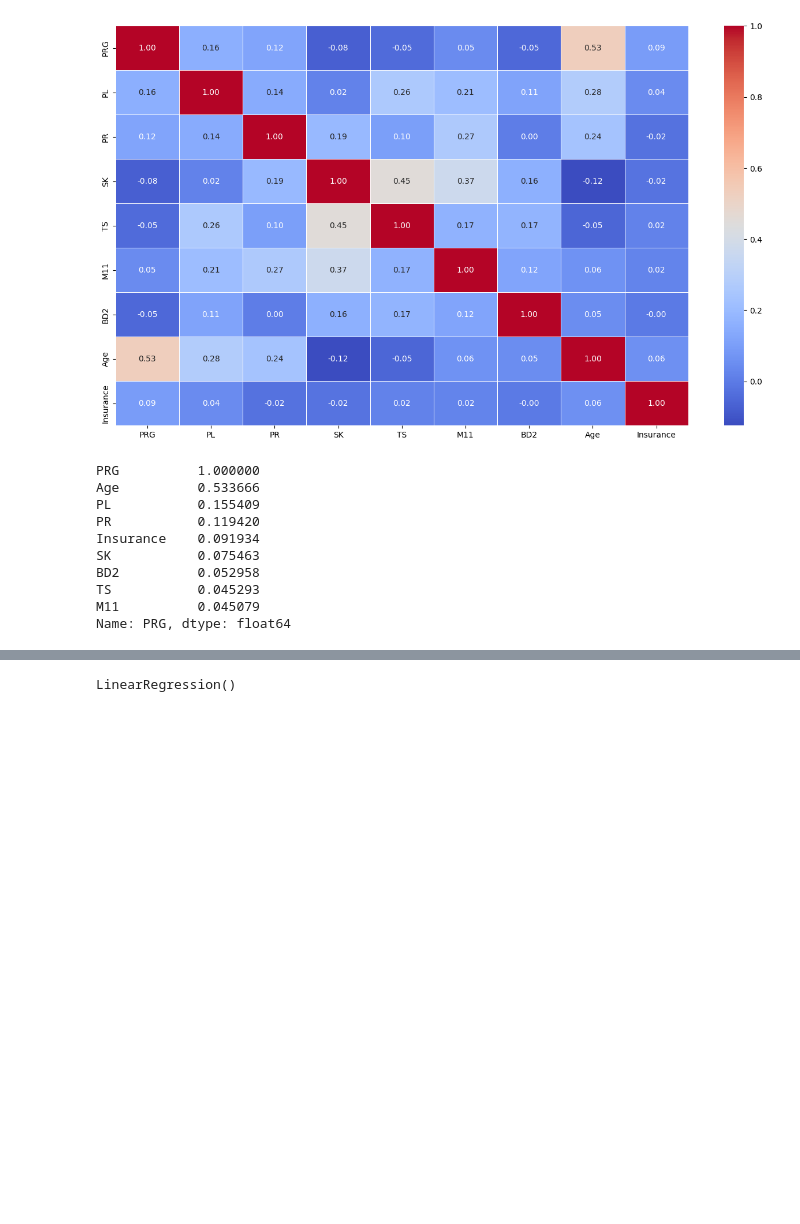
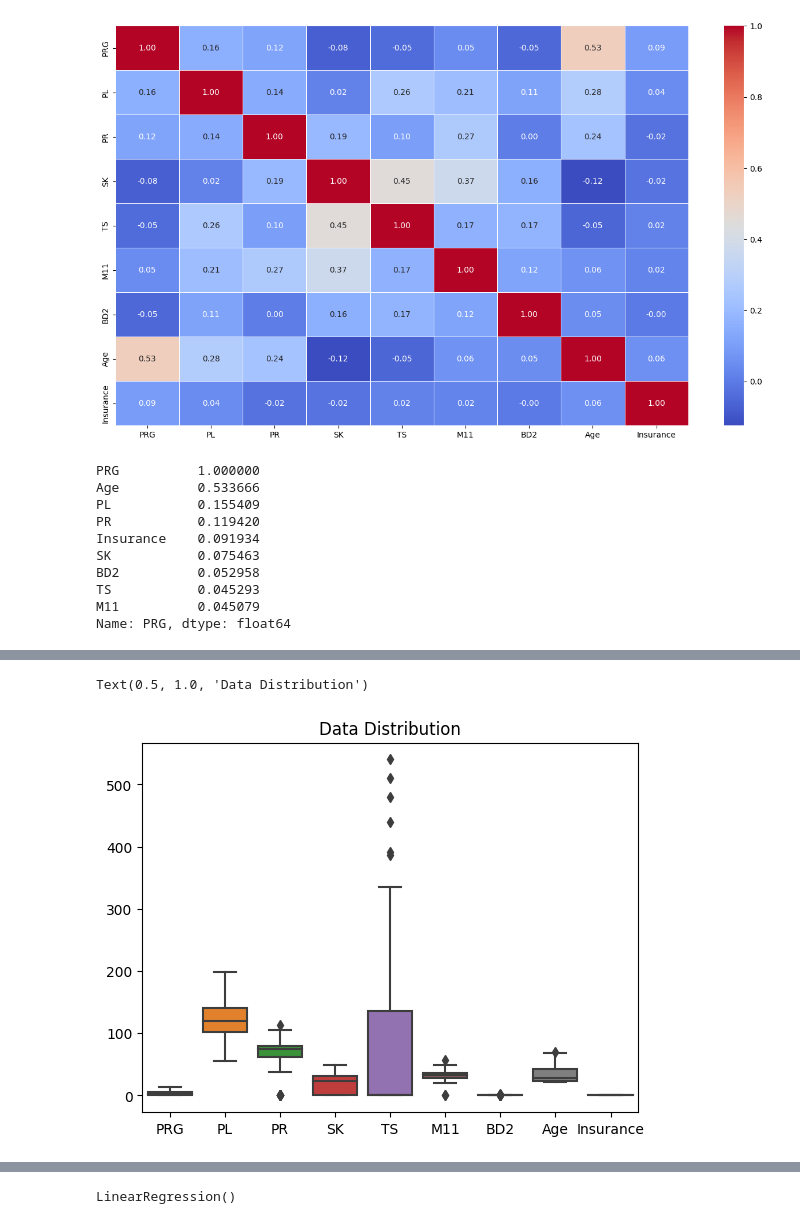
Before and after one commit to doctorf72/Naya_ML_RegressionProject, a Jupyter notebook: Regression_Project.ipynb, the cells around one changed output, grey strips where cells are left out. Drawn from its saved outputs; the diff is of its cells as text; code cells hidden in the pictures; blank space fills up the shorter version.

```diff
--- a/Regression_Project.ipynb
+++ b/Regression_Project.ipynb
@@ -275,0 +294,6 @@ def ResultOutput(parameter, RMSE_train, RMSE_test):
+# %%
+#Test the outliers
+sns.boxplot(data=df_test).set_title('Data Distribution')
+# %% [output]
+Text(0.5, 1.0, 'Data Distribution')
+[figure, added]
```
Also changed, not shown: parts of 42 cells of this notebook.
